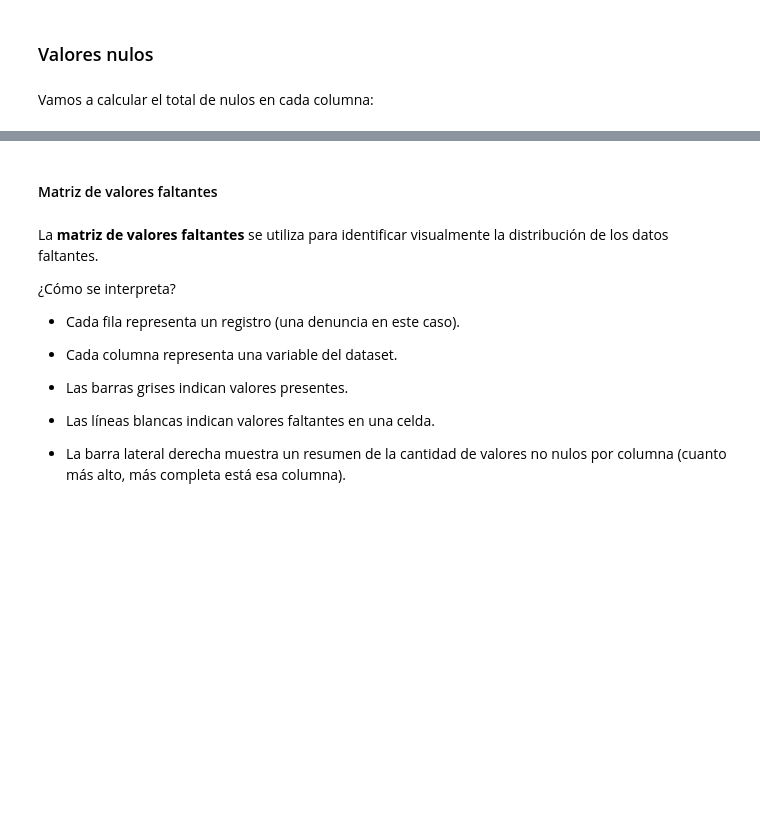
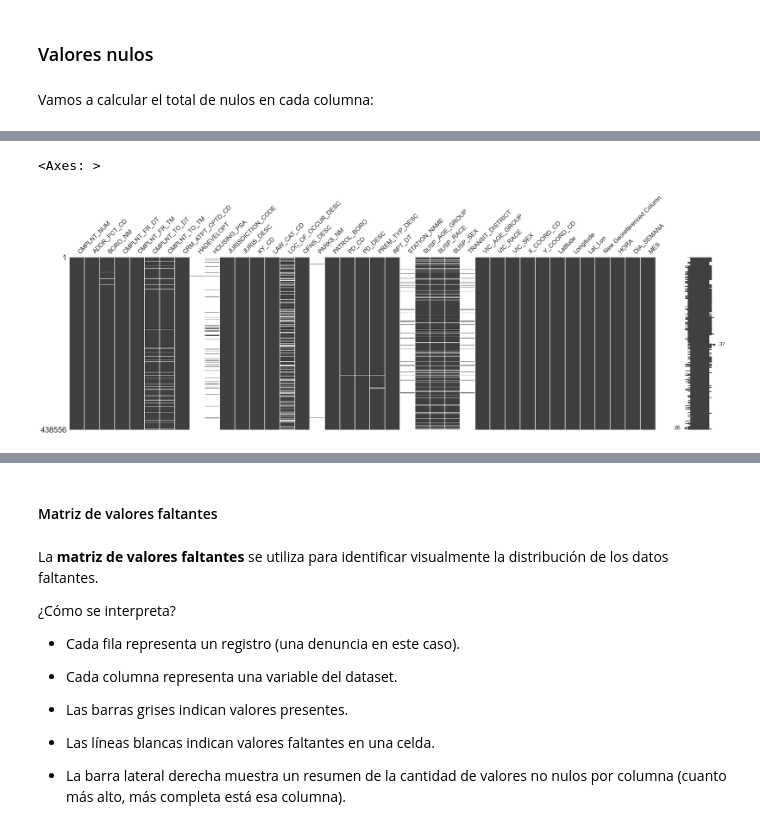
Before and after one commit to vazquez-agustin/AnD_Vazquez_Workspace, a Jupyter notebook: AnD_Trabajo_Final.ipynb, the cells around one changed output, grey strips where cells are left out. Saved outputs shown, nothing was run; the diff lists cells and outputs as text; code cells hidden in the pictures; blank space fills up the shorter version.

```diff
--- a/AnD_Trabajo_Final.ipynb
+++ b/AnD_Trabajo_Final.ipynb
@@ -145,0 +179,2 @@ dtype: int64
+# %%
+df_nuevo = df.copy().replace(['(null)',''],None) # se genera un nuevo data frame donde se remplaza los valores que estan como (null) por none
@@ -145,0 +204,6 @@ dtype: int64
+# %%
+# Matriz de valores faltantes
+msno.matrix(df_nuevo, figsize=(30,8))
+# %% [output]
+<Axes: >
+[figure, added]
```
Also changed, not shown: parts of 12 cells of this notebook, 3 other files.
